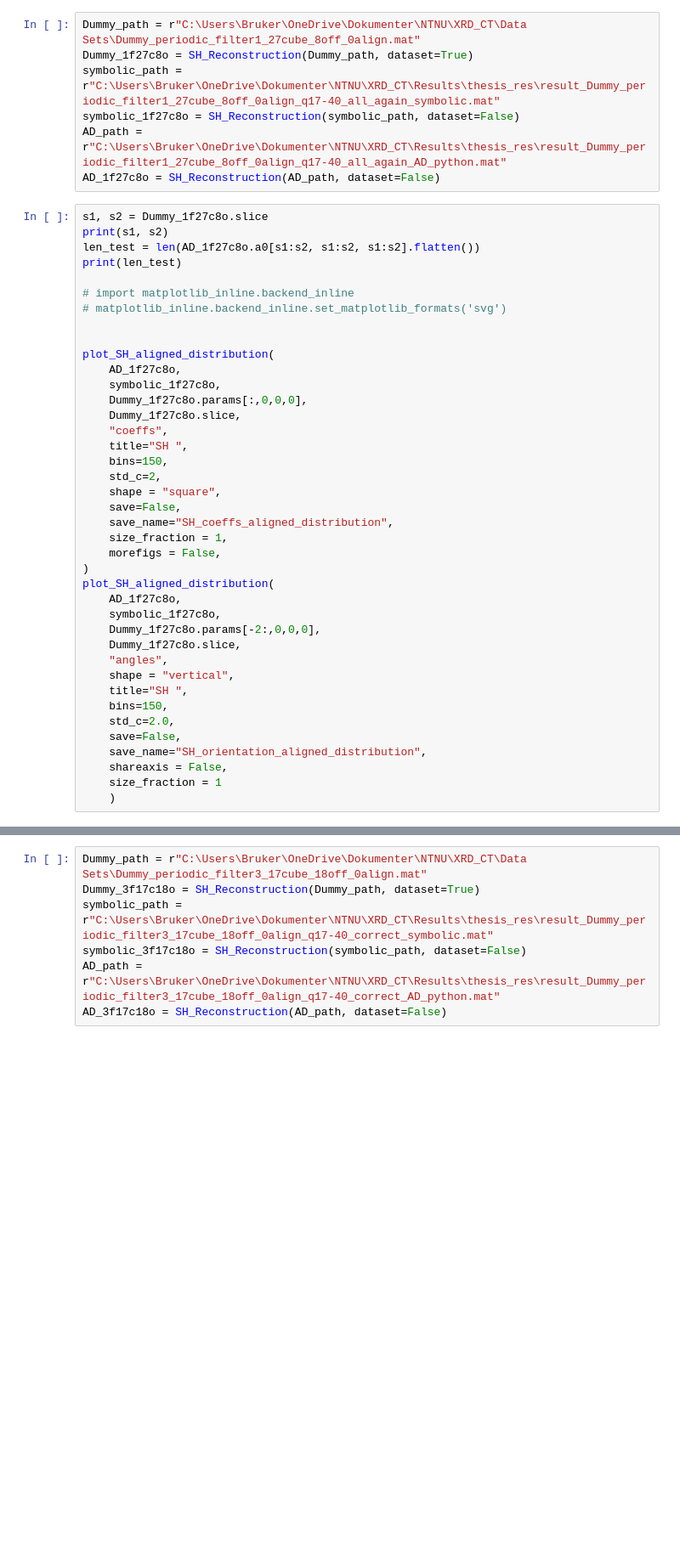
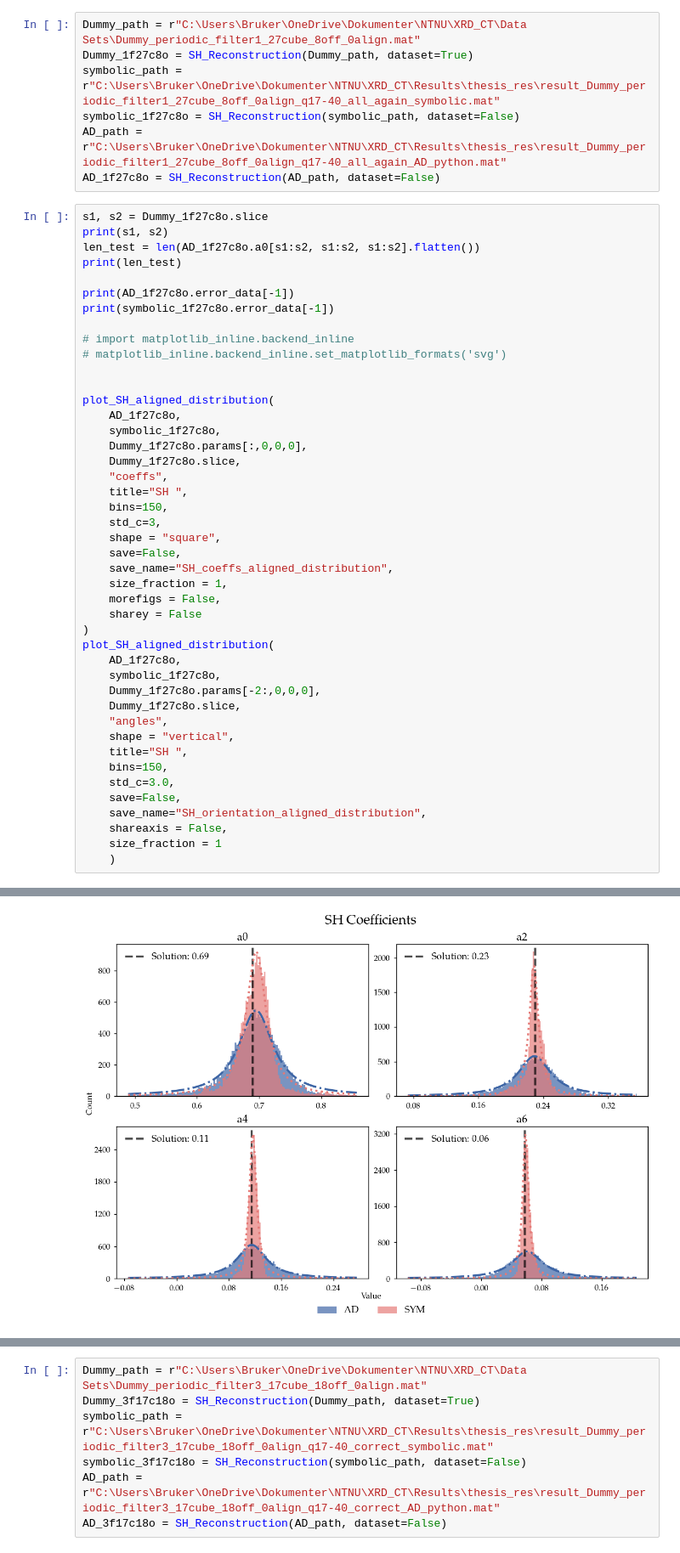
Before and after one commit to RubenDragland/XRD_CT, a Jupyter notebook: Results/data_analysis.ipynb, the cells around one changed output, grey strips where cells are left out. Shown: that part at 85% size. Drawn from its saved outputs; the diff is of its cells as text; blank space fills up the shorter version.

```diff
--- a/Results/data_analysis.ipynb
+++ b/Results/data_analysis.ipynb
@@ -49,6 +90,9 @@ s1, s2 = Dummy_1f27c8o.slice
 print(s1, s2)
 len_test = len(AD_1f27c8o.a0[s1:s2, s1:s2, s1:s2].flatten())
 print(len_test)
+
+print(AD_1f27c8o.error_data[-1])
+print(symbolic_1f27c8o.error_data[-1])
 
 # import matplotlib_inline.backend_inline
 # matplotlib_inline.backend_inline.set_matplotlib_formats('svg')
@@ -62,12 +106,13 @@ plot_SH_aligned_distribution(
     "coeffs",
     title="SH ",
     bins=150,
-    std_c=2,
+    std_c=3,
     shape = "square",
     save=False,
     save_name="SH_coeffs_aligned_distribution",
     size_fraction = 1,
     morefigs = False,
+    sharey = False
 )
 plot_SH_aligned_distribution(
     AD_1f27c8o,
@@ -78,7 +123,7 @@ plot_SH_aligned_distribution(
     shape = "vertical",
     title="SH ",
     bins=150,
-    std_c=2.0,
+    std_c=3.0,
     save=False,
     save_name="SH_orientation_aligned_distribution",
     shareaxis = False,
@@ -91,0 +137 @@ plot_SH_aligned_distribution(
+[figure, added]
```
Also changed, not shown: parts of 9 cells of this notebook, 3 other files.
